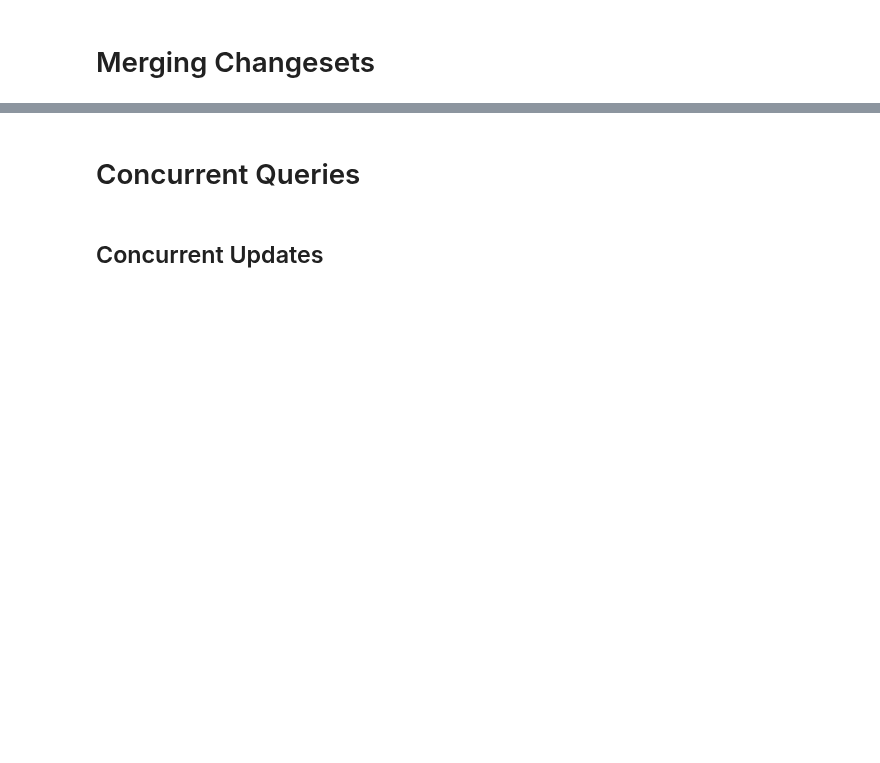
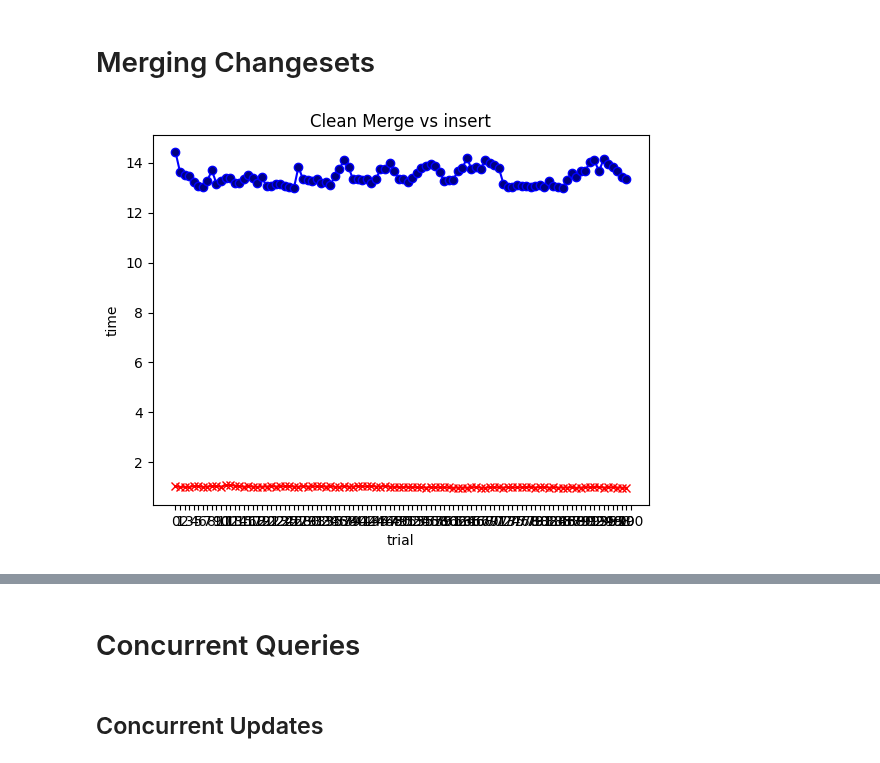
Before and after one commit to vlcn-io/cr-sqlite, a Jupyter notebook: py/perf/perf.ipynb, the cells around one changed output, grey strips where cells are left out. Saved outputs shown, nothing was run; the diff lists cells and outputs as text; code cells hidden in the pictures; blank space fills up the shorter version.

Commit message:
some merge metrics so we can track improvements over time
and be sure we're not off by a massive margin

```diff
--- a/py/perf/perf.ipynb
+++ b/py/perf/perf.ipynb
@@ -208,7 +208,96 @@ plot_xincrease(perf_crr_read_changes, perf_vanilla_read_something, "x increase")
 # %%
 # compare against inert to regular table?
 # need to compare
 # - merge as insert
 # - merge as version updates
 # - merge as ties
 # - merge as delete
+# Best way?
+# 1. Spin up a new DB
+# 2. Apply same schema
+# 3. Make a bunch of inserts to it (
+# 4. Merge into base perf DB
+# 5. Update
+# 6. Merge
+# 7. Delete
+# 8. Merge
+# create "batch size" number of rows
+# and on each trial.. merge the next batch?
+
+def create_merge_control(c):
+  c.execute("CREATE TABLE merge_control (id PRIMARY KEY, tx INTEGER, content TEXT)")
+  c.execute("CREATE INDEX merge_control_tx ON merge_control (tx)")
+  c.commit()
+
+def setup_merge_test_db():
+  c = sqlite3.connect(":memory:")
+  c.enable_load_extension(True)
+  c.execute("select load_extension('../../core/dist/crsqlite')")
+  create_crr_tables(c)
+
+  create_merge_control(c)
+
+  for t in range(trials):
+    offset = t * batch_size
+    for i in range(batch_size):
+      c.execute("INSERT INTO user VALUES (?, ?)", (i + offset, random_str()))
+      c.execute("INSERT INTO deck VALUES (?, ?, ?)", (i + offset, i + offset, random_str()))
+      c.execute("INSERT INTO slide VALUES (?, ?, ?)", (i + offset, i + offset, i))
+      c.execute("INSERT INTO component VALUES (?, ?, ?, ?)", (i + offset, "text", i + offset, random_str()))
+
+      j = i * 4
+      c.execute("INSERT INTO merge_control VALUES (?, ?, ?), (?, ?, ?), (?, ?, ?), (?, ?, ?)",
+               (j + offset * 4, t, random_str(), j + 1 + offset * 4, t, random_str(), j + 2 + offset * 4, t, random_str(), j + 3 + offset * 4, t, random_str()))
+    c.commit() # each batch is 1 tx so we can get changes per batch for merge
+
+  return c
+
+def modify_rows(c):
+  for t in range(trials):
+    offset = t * batch_size
+    for i in range(batch_size):
+      c.execute("UPDATE user SET name = ? WHERE id = ?", (random_str(), i + offset))
+      c.execute("UPDATE deck SET title = ? WHERE id = ?", (random_str(), i + offset))
+      c.execute("UPDATE component SET content = ? WHERE id = ?", (random_str(), i + offset))
+    c.commit() # each batch is 1 tx so we can get changes per batch for merge
+
+merge_from = setup_merge_test_db()
+merge_to = setup_merge_test_db()
+
+def merge(pfx, count, offset):
+  changes = merge_from.execute("SELECT * FROM crsql_changes WHERE db_version = ?", (offset / count + 1, ))
+  for change in changes:
+    merge_to.execute("INSERT INTO crsql_changes VALUES (?, ?, ?, ?, ?, ?, ?)", change)
+  merge_to.commit()
+
+# def merge_noop
+# def merge_updates
+# def merge_deletes
+
+def normal_insert(pfx, count, offset):
+  rows = merge_from.execute("SELECT * FROM merge_control WHERE tx = ?", (offset / count,))
+  for row in rows:
+    merge_to.execute("INSERT OR REPLACE INTO merge_control VALUES (?, ?, ?)", row)
+  merge_to.commit()
+
+
+perf_merge = time_x("", merge)
+perf_insert = time_x("", normal_insert)
+
+plot_timings(perf_merge, perf_insert, "Clean Merge vs insert")
+plot_xincrease(perf_merge, perf_insert, "x increase")
+
+modify_rows(merge_from)
+perf_merge = time_x("", merge)
+perf_insert = time_x("", normal_insert)
+
+plot_timings(perf_merge, perf_insert, "Dirty Merge vs dirty insert")
+plot_xincrease(perf_merge, perf_insert, "x increase")
+
+
+merge_from.execute("SELECT crsql_finalize()")
+merge_from.close()
+merge_to.execute("SELECT crsql_finalize()")
+merge_to.close()
+# %% [output]
+[figure, added]
```
Also changed, not shown: parts of 6 cells of this notebook, 1 other file.
